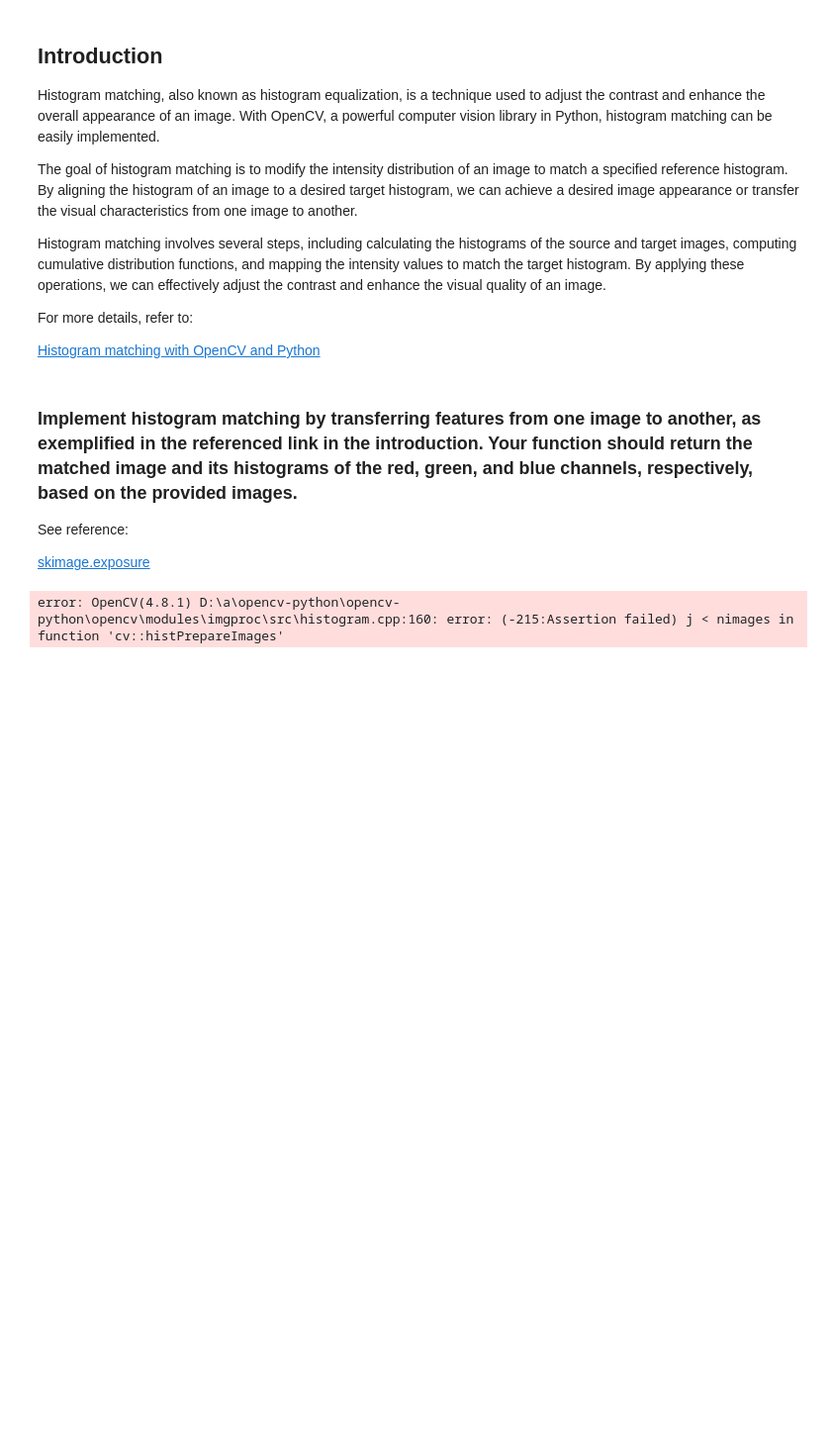
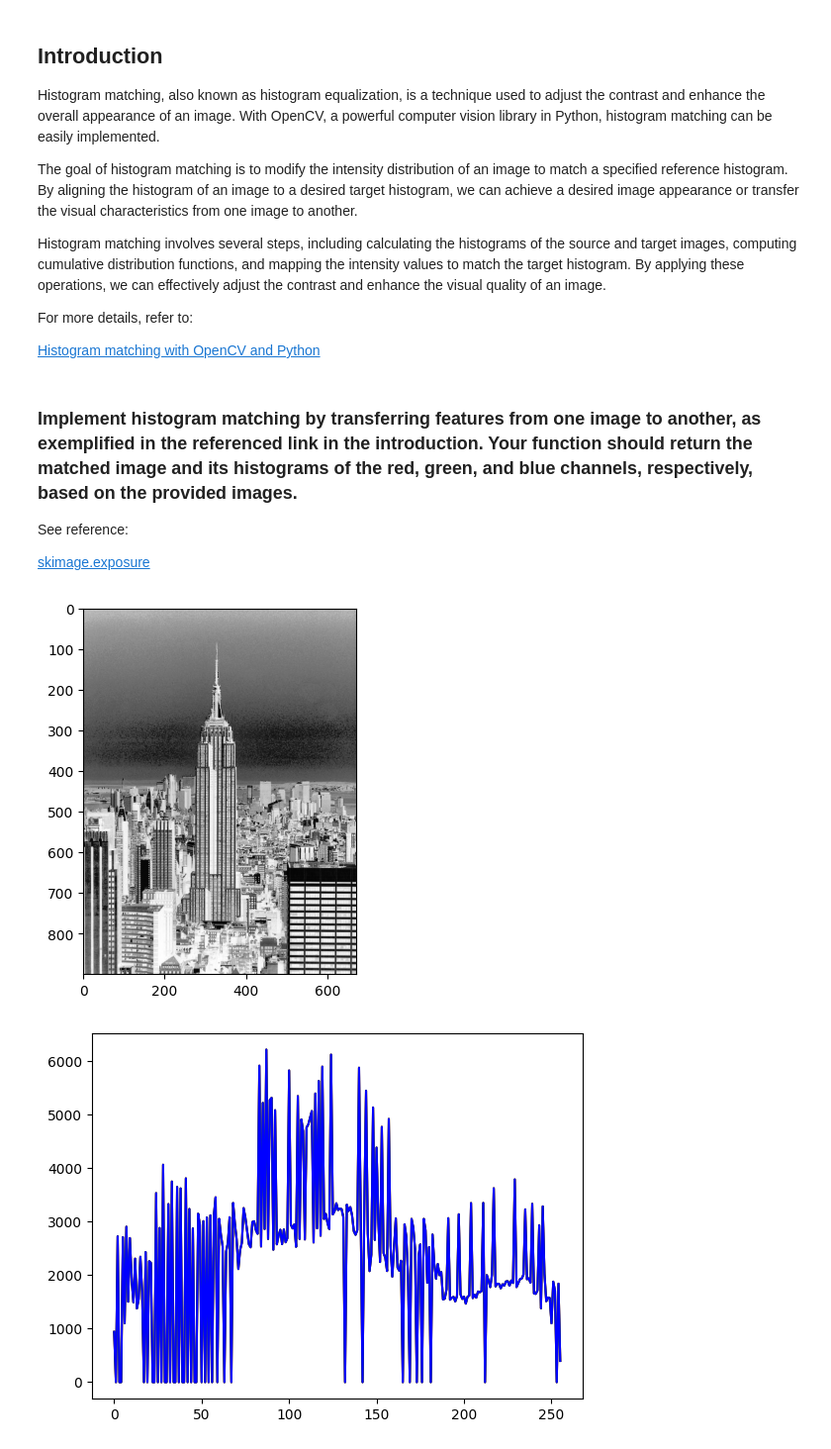
Before and after one commit to Darlysson10/PDI-Darlysson, a Jupyter notebook: Atividades/histogram_matching.ipynb, the cells around one changed output. Shown at 99% size. Drawn from its saved outputs; the diff is of its cells as text; code cells hidden in the pictures; blank space fills up the shorter version.

Commit message:
histogram_matching

```diff
--- a/Atividades/histogram_matching.ipynb
+++ b/Atividades/histogram_matching.ipynb
@@ -84,7 +84,8 @@ def histogram_matching(src, ref):
     """
     # YOUR CODE HERE
     matched = match_histograms(src, ref)
-    cv2.imwrite('matched.png', matched)
+    if matched.ndim == 2:
+        matched = cv2.cvtColor(matched, cv2.COLOR_GRAY2BGR)
     red_hist = cv2.calcHist([matched], [0], None, [256], [0, 256])
     green_hist = cv2.calcHist([matched], [1], None, [256], [0, 256])
     blue_hist = cv2.calcHist([matched], [2], None, [256], [0, 256])
@@ -92,12 +93,19 @@ def histogram_matching(src, ref):
 # %%
 imfile_source = path + 'source.jpg'
 imfile_reference = path + 'reference.jpg'
 source_image = cv2.imread(imfile_source)
 reference_image = cv2.imread(imfile_reference)
 result, histograms = histogram_matching(source_image, reference_image)
 # Do whatever test you want
+plt.imshow(cv2.cvtColor(result, cv2.COLOR_BGR2RGB))
+plt.show()
+plt.plot(histograms[0], color='red')
+plt.plot(histograms[1], color='green')
+plt.plot(histograms[2], color='blue')
+plt.show()
 # %% [output]
-error: OpenCV(4.8.1) D:\a\opencv-python\opencv-python\opencv\modules\imgproc\src\histogram.cpp:160: error: (-215:Assertion failed) j < nimages in function 'cv::histPrepareImages'
+[figure, added]
+[figure, added]
 # %%
 # Do not touch this cell
 # Do not touch this cell
```
